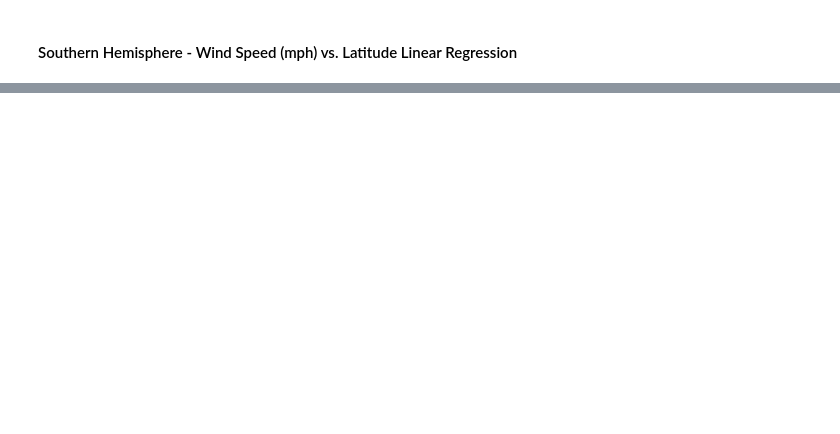
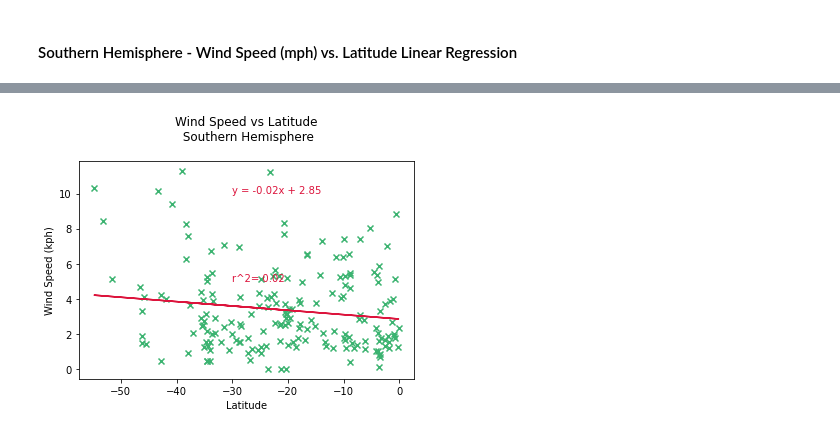
Before and after one commit to uldom/Python_API_Challenge, a Jupyter notebook: WeatherPy/WeatherPy.ipynb, the cells around one changed output, grey strips where cells are left out. Cells and saved outputs as stored; diff of their text form; code cells hidden in the pictures; blank space fills up the shorter version.

```diff
--- a/WeatherPy/WeatherPy.ipynb
+++ b/WeatherPy/WeatherPy.ipynb
@@ -565,0 +593,12 @@ The r-value is: 0.017128274759839232
+# %%
+# Scatter Plot with Linear Regression
+
+linear_regression(South['Lat'],South['Wind Speed'],-30,10)
+plt.xlabel("Latitude")
+plt.ylabel("Wind Speed (kph)")
+plt.title('Wind Speed vs Latitude\n Southern Hemisphere\n')
+plt.savefig('Images/Wind Speed_vs_Latitude_South_Hemisphere.png')
+plt.savefig('Images/Wind Speed_vs_Latitude_South_Hemisphere.jpg')
+plt.show()
+# %% [output]
+[figure, added]
```
Also changed, not shown: parts of 8 cells of this notebook, 6 other files.
